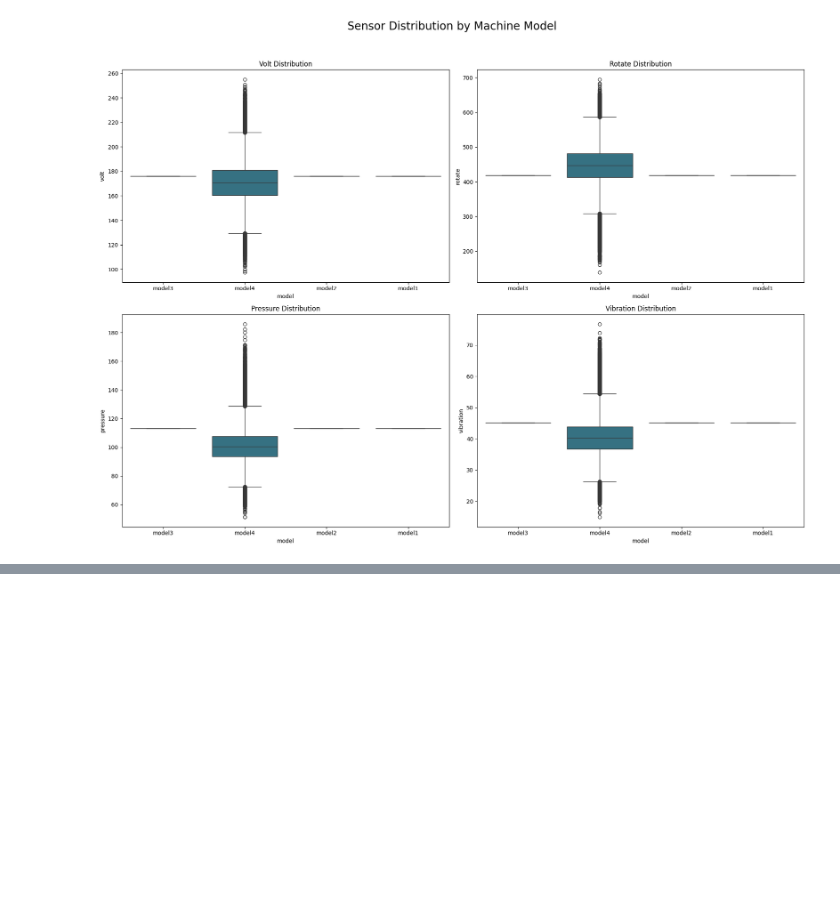
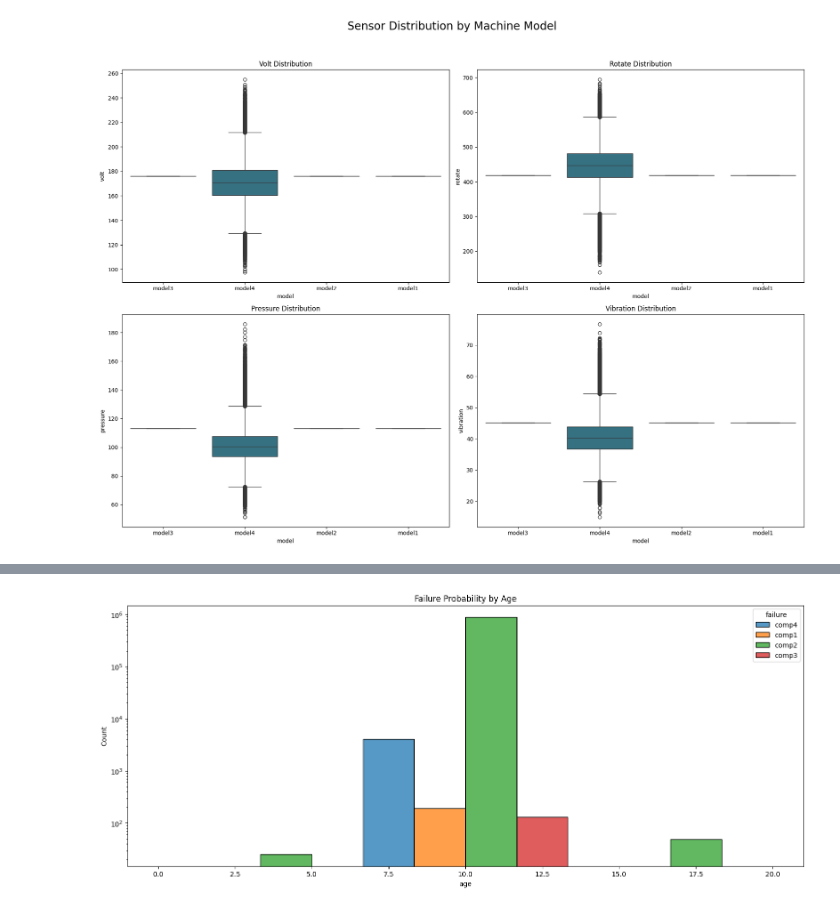
Before and after one commit to Brian342/RedBull_SensorSync, a Jupyter notebook: SensorSync.ipynb, the cells around one changed output, grey strips where cells are left out. Cells and saved outputs as stored; diff of their text form; code cells hidden in the pictures; blank space fills up the shorter version.

```diff
--- a/SensorSync.ipynb
+++ b/SensorSync.ipynb
@@ -377,0 +385,9 @@ The annual growth rate of trees in the Amazon forest is 2.5%.
+# %%
+# ploting the Histogram chart
+plt.subplots(figsize=(18, 7))
+sns.histplot(data=combine_copy, x='age', hue='failure', bins=3, multiple='dodge')
+plt.yscale('log')
+plt.title('Failure Probability by Age')
+plt.show()
+# %% [output]
+[figure, added]
```
Also changed, not shown: parts of 4 cells of this notebook.
